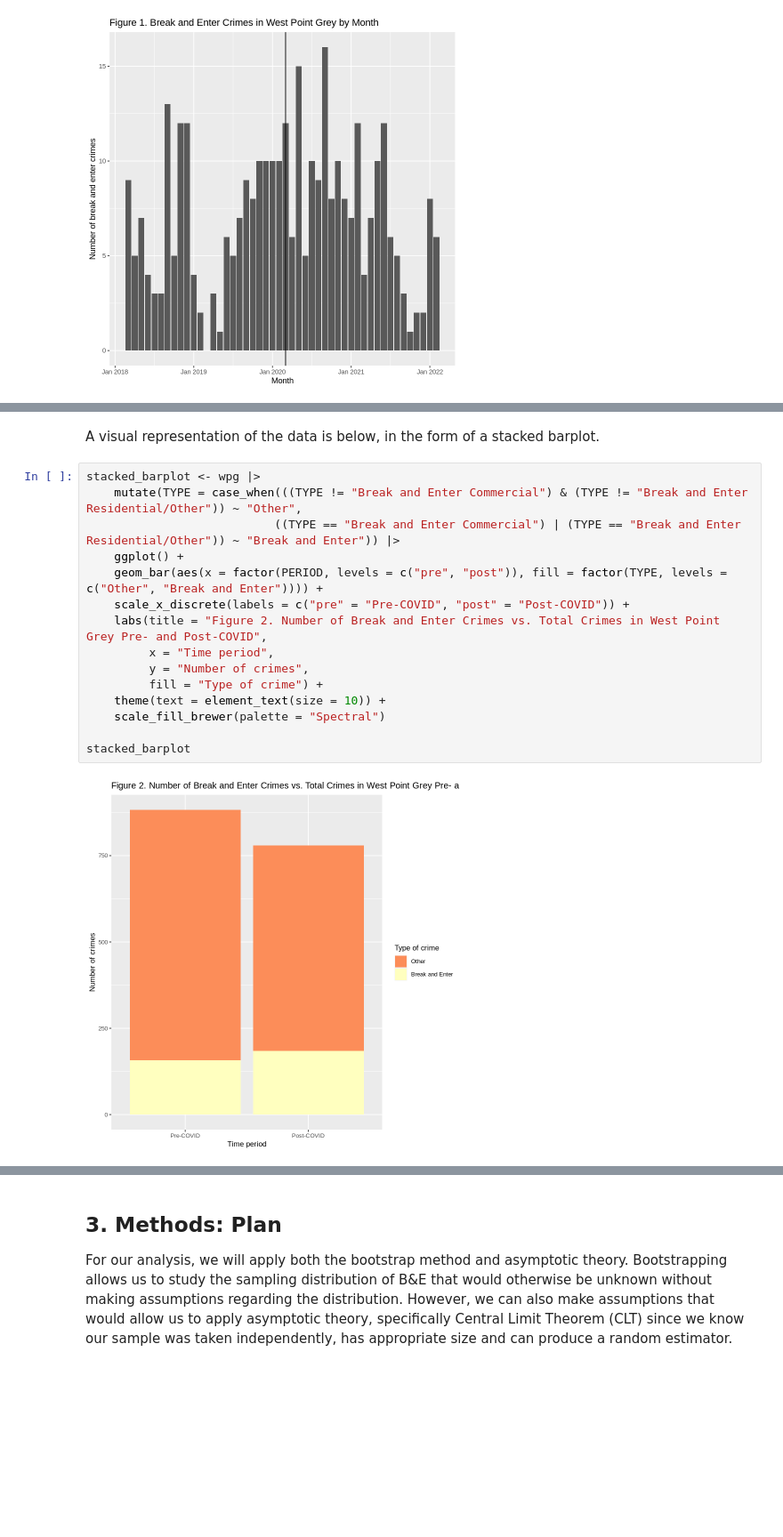
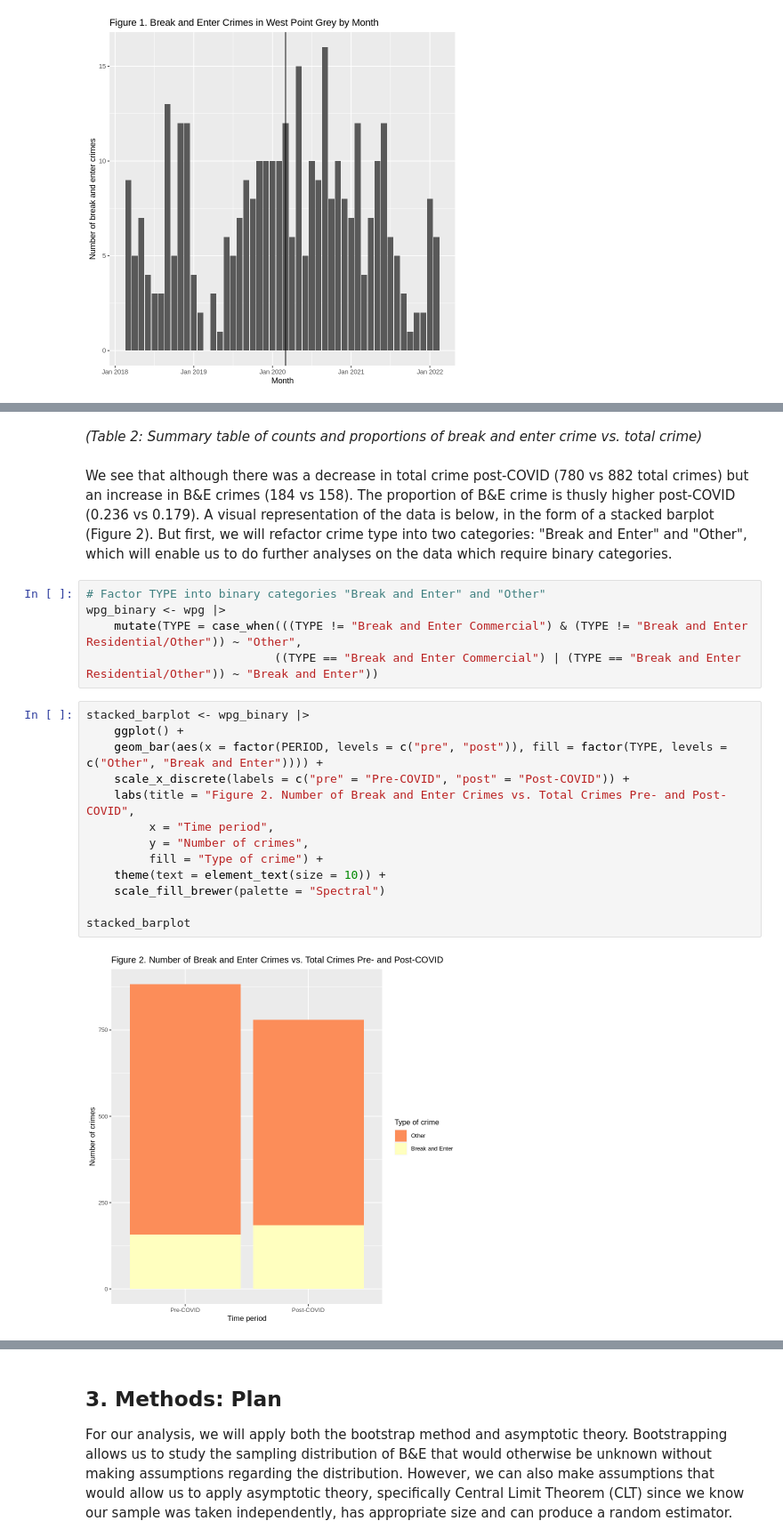
Before and after one commit to willis-cao/stat201-project-group16, a Jupyter notebook: final-report-draft.ipynb, the cells around one changed output, grey strips where cells are left out. Shown at 89% size. Saved outputs shown, nothing was run; the diff lists cells and outputs as text; blank space fills up the shorter version.

```diff
--- a/final-report-draft.ipynb
+++ b/final-report-draft.ipynb
@@ -99,23 +101,28 @@ A tibble: 2 × 4
 | <fct> | <int> | <int> | <dbl> |
 | post | 184 | 780 | 0.2358974 |
 | pre | 158 | 882 | 0.1791383 |
+# %% [markdown]
+*(Table 2: Summary table of counts and proportions of break and enter crime vs. total crime)*
 # %% [markdown]
-A visual representation of the data is below, in the form of a stacked barplot.
+We see that although there was a decrease in total crime post-COVID (780 vs 882 total crimes) but an increase in B&E crimes (184 vs 158). The proportion of B&E crime is thusly higher post-COVID (0.236 vs 0.179). A visual representation of the data is below, in the form of a stacked barplot (Figure 2). But first, we will refactor crime type into two categories: "Break and Enter" and "Other", which will enable us to do further analyses on the data which require binary categories.
+# %%
+# Factor TYPE into binary categories "Break and Enter" and "Other"
+wpg_binary <- wpg |>
+    mutate(TYPE = case_when(((TYPE != "Break and Enter Commercial") & (TYPE != "Break and Enter Residential/Other")) ~ "Other",
+                           ((TYPE == "Break and Enter Commercial") | (TYPE == "Break and Enter Residential/Other")) ~ "Break and Enter"))
 # %%
-stacked_barplot <- wpg |>
-    mutate(TYPE = case_when(((TYPE != "Break and Enter Commercial") & (TYPE != "Break and Enter Residential/Other")) ~ "Other",
-                           ((TYPE == "Break and Enter Commercial") | (TYPE == "Break and Enter Residential/Other")) ~ "Break and Enter")) |>
+stacked_barplot <- wpg_binary |>
     ggplot() +
     geom_bar(aes(x = factor(PERIOD, levels = c("pre", "post")), fill = factor(TYPE, levels = c("Other", "Break and Enter")))) +
     scale_x_discrete(labels = c("pre" = "Pre-COVID", "post" = "Post-COVID")) +
-    labs(title = "Figure 2. Number of Break and Enter Crimes vs. Total Crimes in West Point Grey Pre- and Post-COVID",
+    labs(title = "Figure 2. Number of Break and Enter Crimes vs. Total Crimes Pre- and Post-COVID",
          x = "Time period",
          y = "Number of crimes",
          fill = "Type of crime") +
     theme(text = element_text(size = 10)) +
     scale_fill_brewer(palette = "Spectral")
 
 stacked_barplot
 # %% [output]
-[figure, old version]
+[figure, new version]
 # %% [markdown]
```
Also changed, not shown: parts of 21 cells of this notebook.
